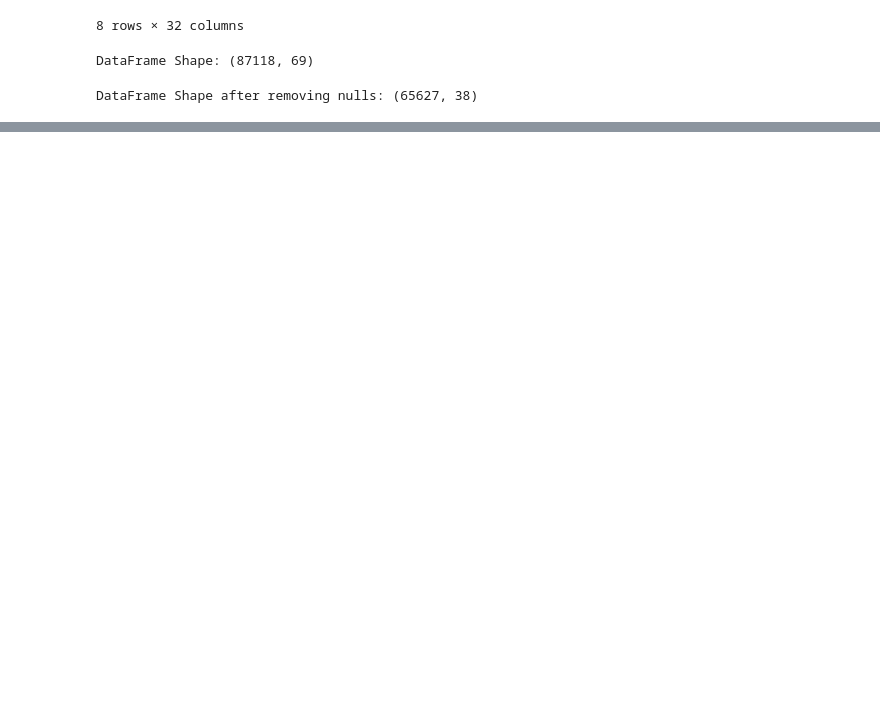
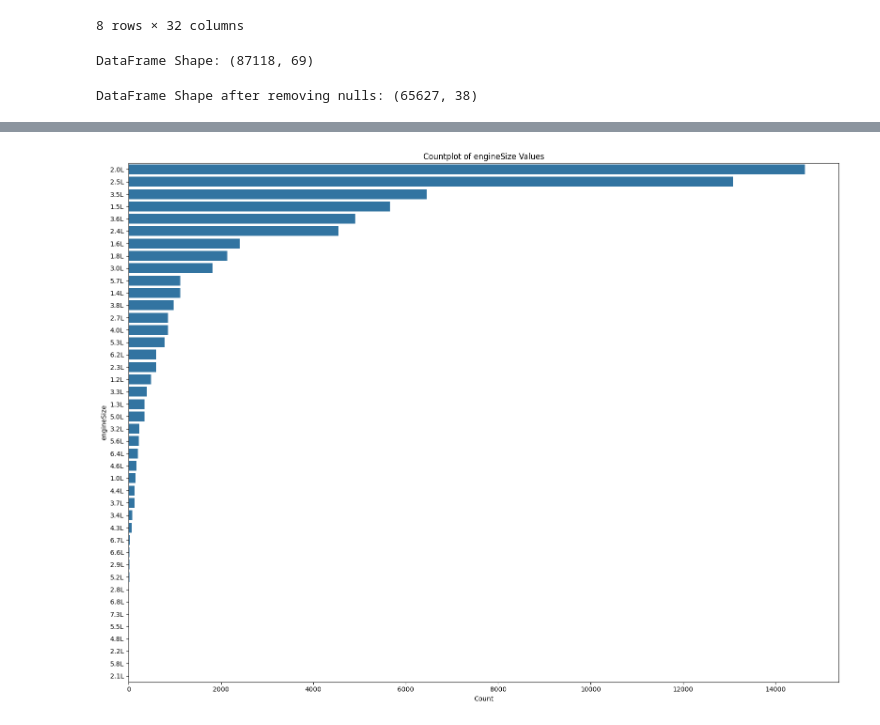
Before and after one commit to demyasa/Predictive-Analysis-of-Car-Trade-In-Values, a Jupyter notebook: EDA.ipynb, the cells around one changed output, grey strips where cells are left out. Cells and saved outputs as stored; diff of their text form; code cells hidden in the pictures; blank space fills up the shorter version.

```diff
--- a/EDA.ipynb
+++ b/EDA.ipynb
@@ -184,0 +222,14 @@ DataFrame Shape after removing nulls: (65627, 38)
+# %%
+df_exploded_highlights = df_cleaned.explode('engineSize')
+
+plt.figure(figsize=(16, 12)) # Optional: Adjust figure size
+sns.countplot(data=df_exploded_highlights, y='engineSize', order=df_exploded_highlights['engineSize'].value_counts().index)
+plt.title('Countplot of engineSize Values')
+plt.ylabel('engineSize')
+plt.xlabel('Count')
+
+# Display the plot
+plt.tight_layout() # Adjust layout to prevent labels from overlapping
+plt.show()
+# %% [output]
+[figure, added]
```
Also changed, not shown: parts of 6 cells of this notebook.
